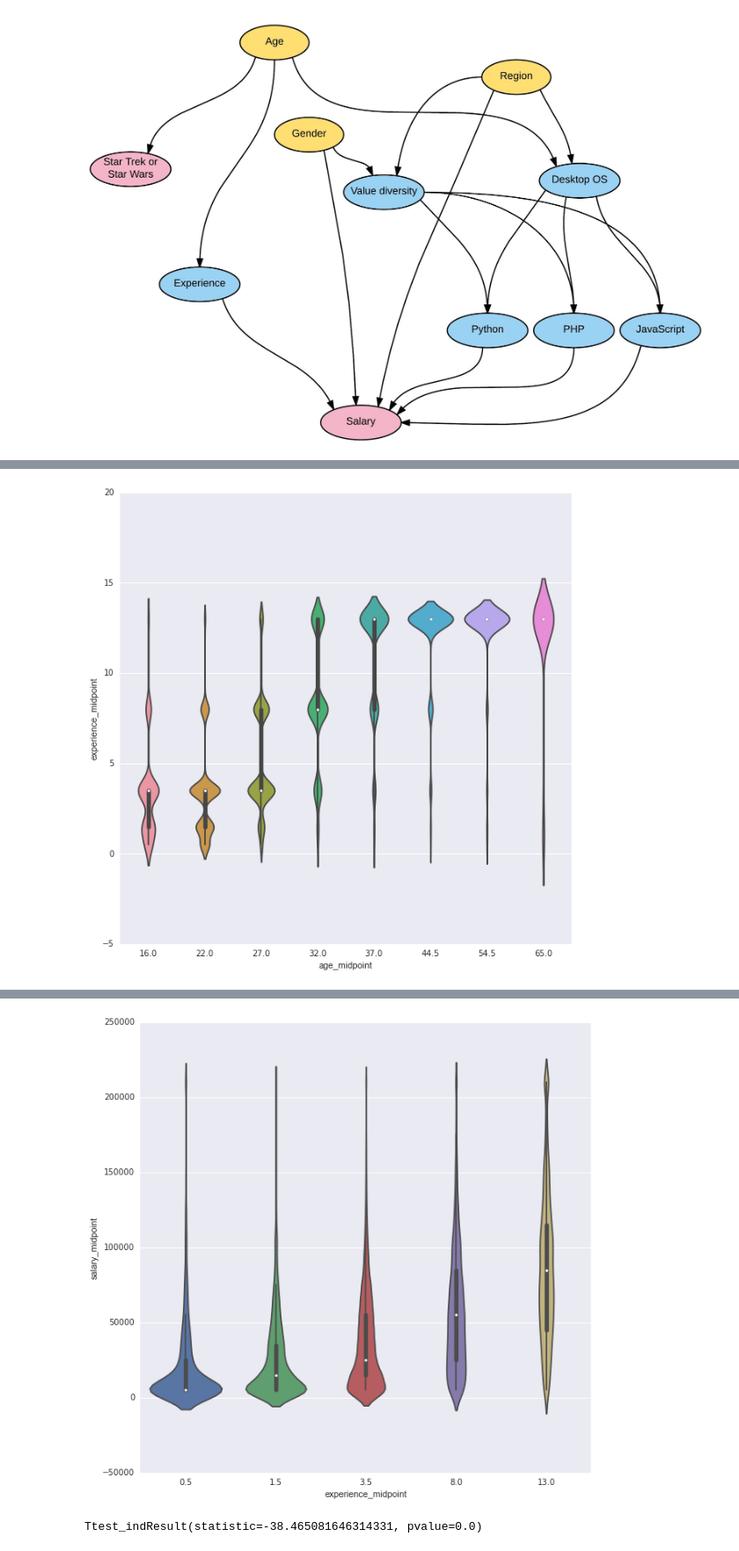
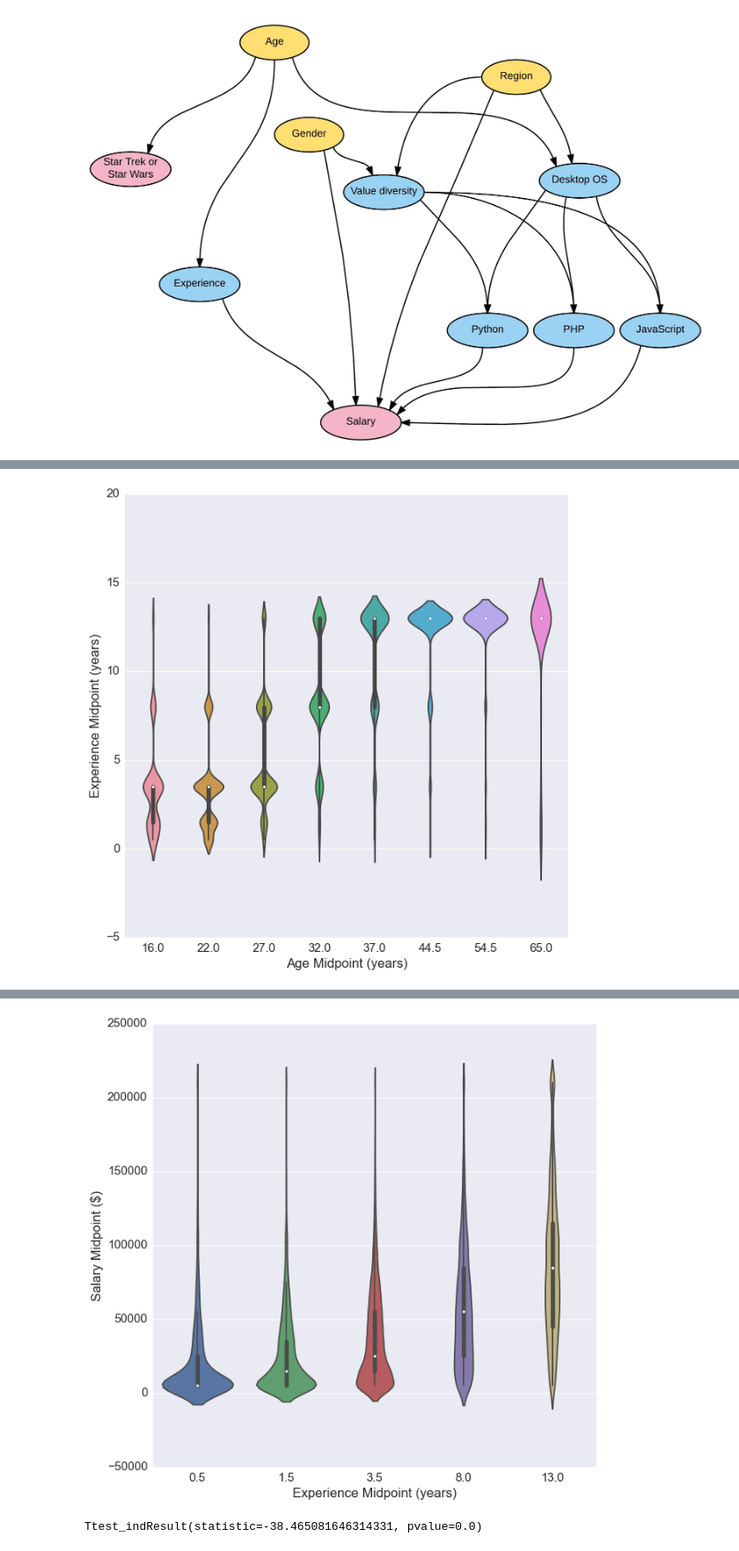
Before and after one commit to gzuidhof/bayesian-networks, a Jupyter notebook: notebooks/BN SO.ipynb, the cells around one changed output, grey strips where cells are left out. Shown at 88% size. Saved outputs shown, nothing was run; the diff lists cells and outputs as text; code cells hidden in the pictures.

```diff
--- a/notebooks/BN SO.ipynb
+++ b/notebooks/BN SO.ipynb
@@ -150,7 +143,3 @@ def to_numeric(series):
-# %%
-for col in df_.columns:
-    if df_[col].dtype == 'object':
-        df_[col] = to_numeric(df_[col])
 # %%
 data = df_[['age_range', 'star_wars_vs_star_trek', 'experience_range',
             'salary_range', 'gender', 'un_subregion', 'agree_diversity',
@@ -168,12 +175,21 @@ See the caveats in the documentation: http://pandas.pydata.org/pandas-docs/stabl
 # %%
-def correlation(data, x, y):
+sb.set(font_scale=1.5)
+def correlation(data, x, y, xname, yname):
     d = data.dropna(subset=[x, y])
-    print('correlation {} with {y}'.format(x, y))
-    print('r=%.2f, p=%.3f' % stats.pearsonr(d[x], d[y]))
+    print('correlation {} with {}'.format(x, y))
+    print('r=%.2f, p=%.20f' % stats.pearsonr(d[x], d[y]))
     plt.figure(figsize=(10, 10))
-    sb.violinplot(d[x], d[y])
+
+
+    font = {'family' : 'normal',
+        'weight' : 'bold',
+        'size'   : 22}
+
+    ax = sb.violinplot(d[x], d[y], xlabel=xname)
+    ax.set(xlabel=xname, ylabel=yname)
+
     plt.show()
 # %%
-correlation(data, 'age_midpoint', 'experience_midpoint')
-correlation(data, 'experience_midpoint', 'salary_midpoint')
+correlation(data, 'age_midpoint', 'experience_midpoint', 'Age Midpoint (years)', 'Experience Midpoint (years)')
+correlation(data, 'experience_midpoint', 'salary_midpoint', 'Experience Midpoint (years)', 'Salary Midpoint ($)')
 # %% [output]
@@ -182 +198 @@ r=0.68, p=0.000
-[figure, old version]
+[figure, new version]
@@ -185,4 +201,4 @@ r=0.49, p=0.000
-[figure, old version]
+[figure, new version]
 # %%
 stats.ttest_ind(data.age_midpoint[data.star_wars_vs_star_trek == 'Star Wars'].dropna(), data.age_midpoint[data.star_wars_vs_star_trek == 'Star Trek'].dropna())
 # %% [output]
```
Also changed, not shown: parts of 16 cells of this notebook.
